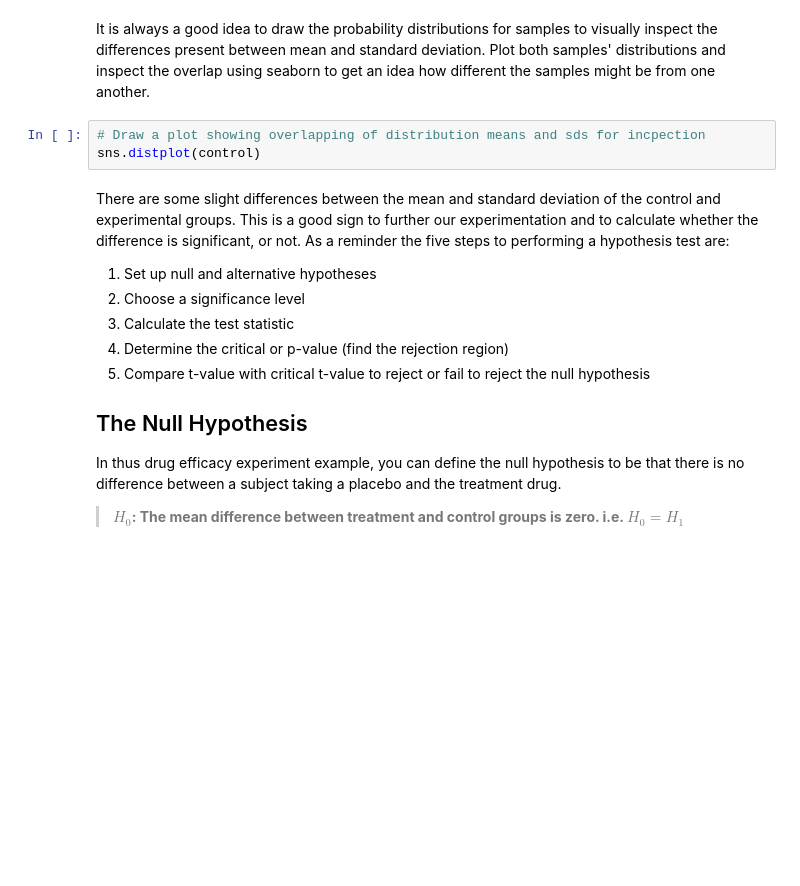
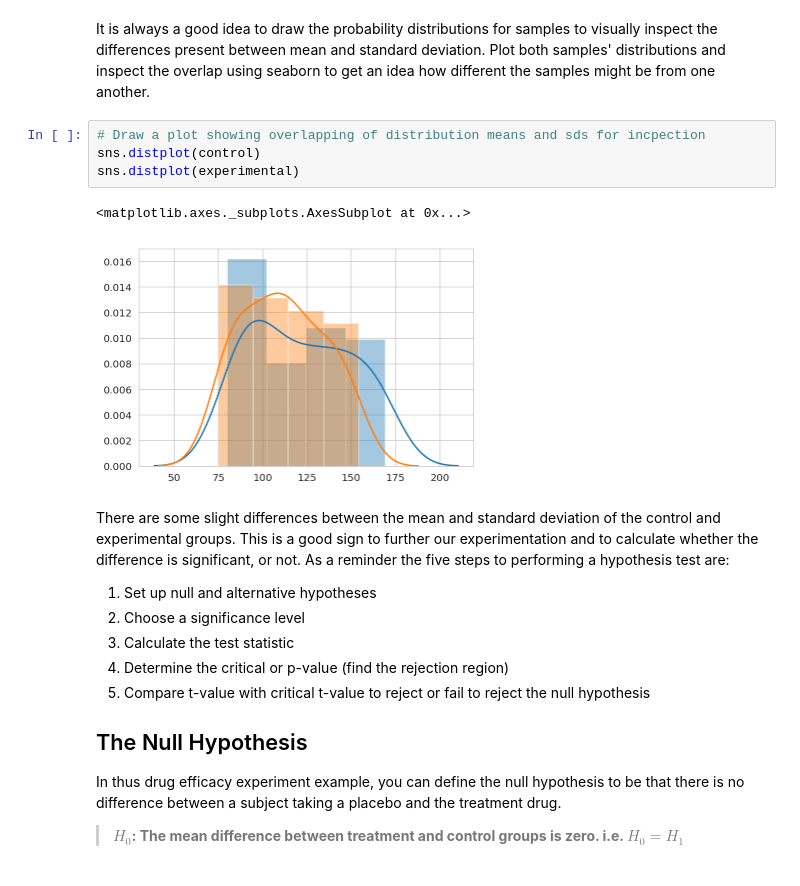
Before and after one commit to nic464/dsc-enterprise-hsbc-two-sample-t-tests-lab-hsbc-ds-081319, a Jupyter notebook: index.ipynb, the cells around one changed output. Saved outputs shown, nothing was run; the diff lists cells and outputs as text; blank space fills up the shorter version.

```diff
--- a/index.ipynb
+++ b/index.ipynb
@@ -57,6 +57,10 @@ Plot both samples' distributions and inspect the overlap using seaborn to get an
 # %%
 # Draw a plot showing overlapping of distribution means and sds for incpection
 sns.distplot(control)
+sns.distplot(experimental)
+# %% [output]
+<matplotlib.axes._subplots.AxesSubplot at 0x...>
+[figure, added]
 # %% [markdown]
 There are some slight differences between the mean and standard deviation of the control and experimental groups. This is a good sign to further our experimentation and to calculate whether the difference is significant, or not. As a reminder the five steps to performing a hypothesis test are:
 
```
